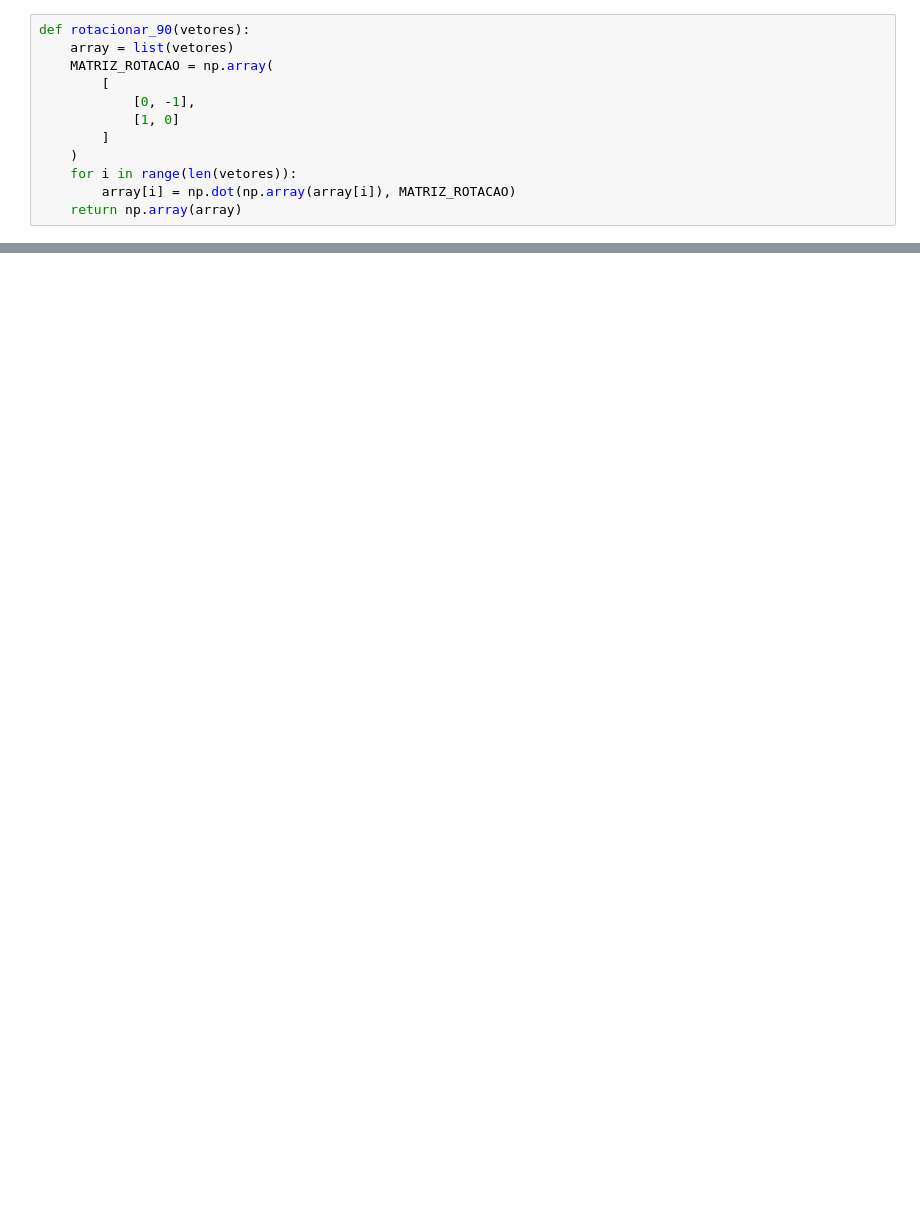
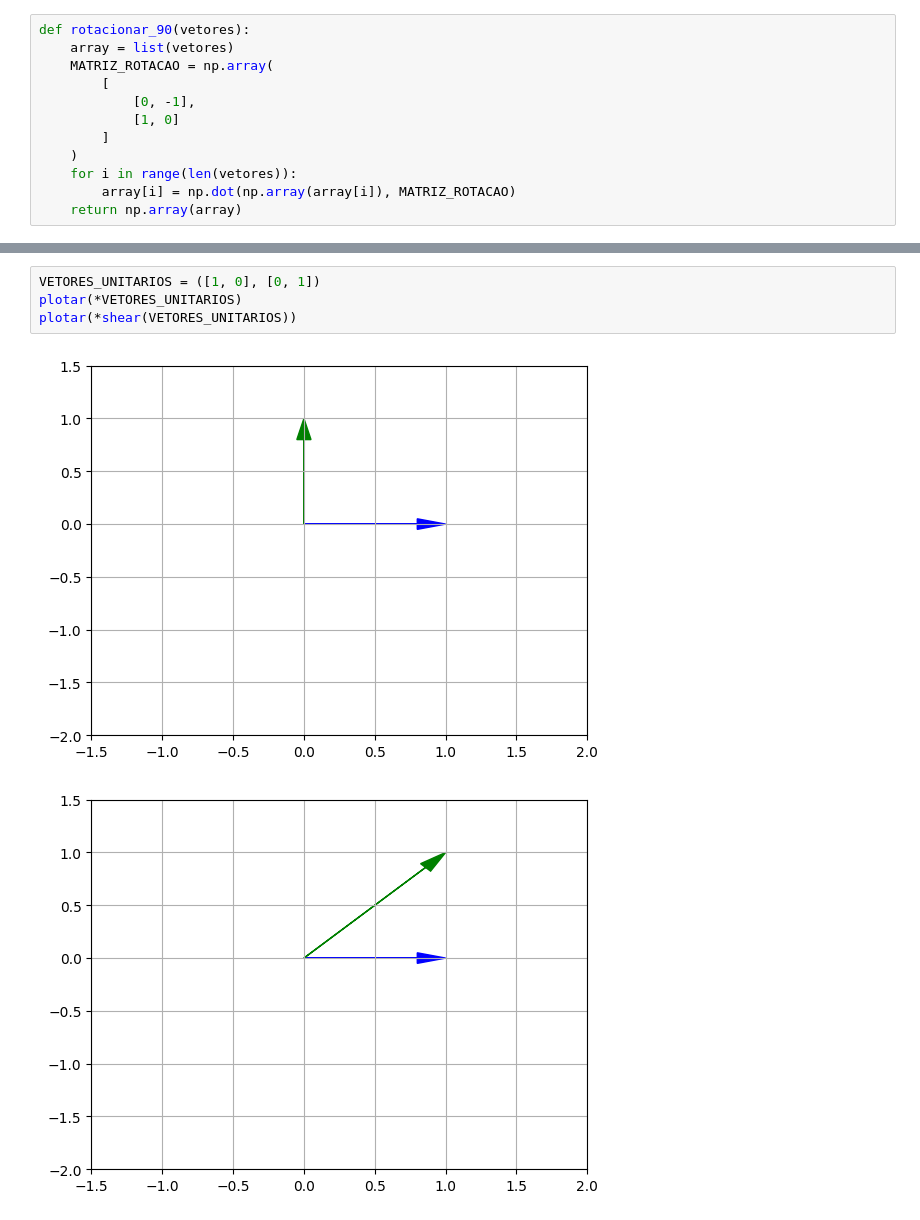
Before and after one commit to Gian-Figueiredo/mat-comp, a Jupyter notebook: atv1.ipynb, the cells around one changed output, grey strips where cells are left out. Saved outputs shown, nothing was run; the diff lists cells and outputs as text; blank space fills up the shorter version.

```diff
--- a/atv1.ipynb
+++ b/atv1.ipynb
@@ -57,0 +85,7 @@ plotar(*shear(vetores, 1), title= "Vetores cisalhados")
+# %%
+VETORES_UNITARIOS = ([1, 0], [0, 1])
+plotar(*VETORES_UNITARIOS)
+plotar(*shear(VETORES_UNITARIOS))
+# %% [output]
+[figure, added]
+[figure, added]
```
Also changed, not shown: parts of 18 cells of this notebook, 1 other file.
